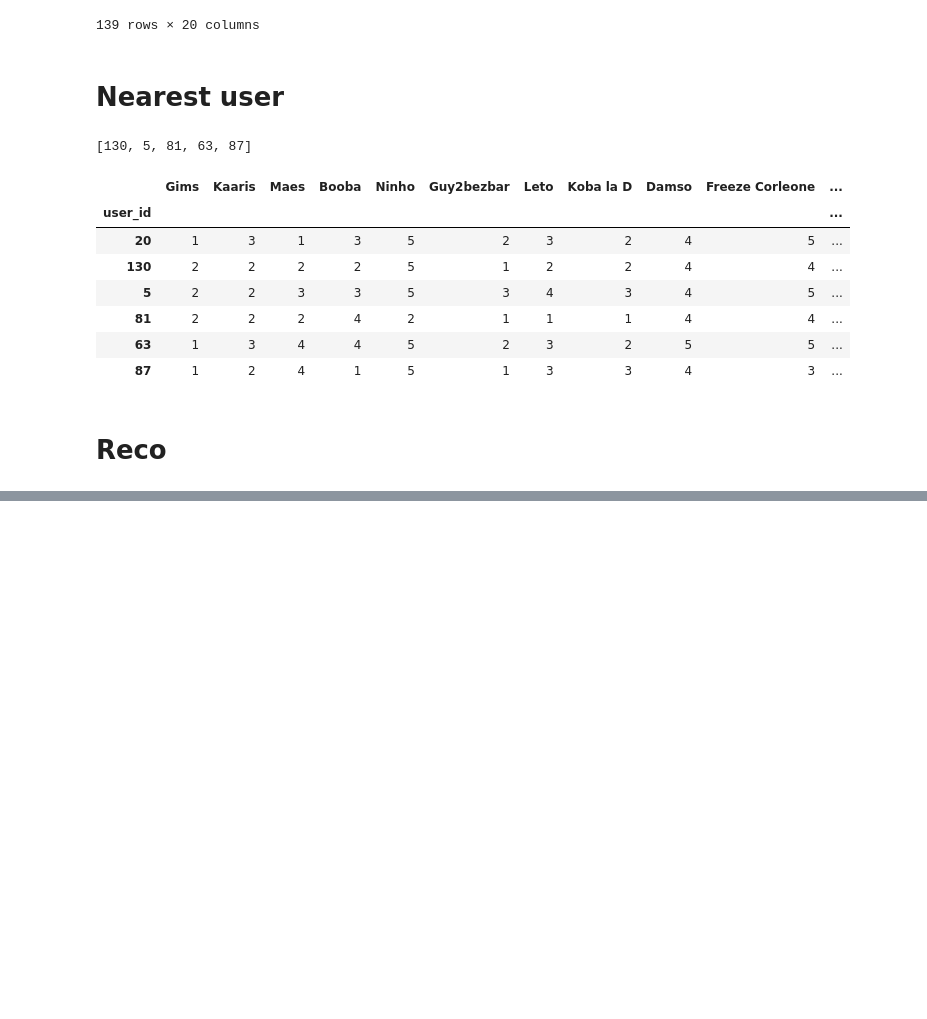
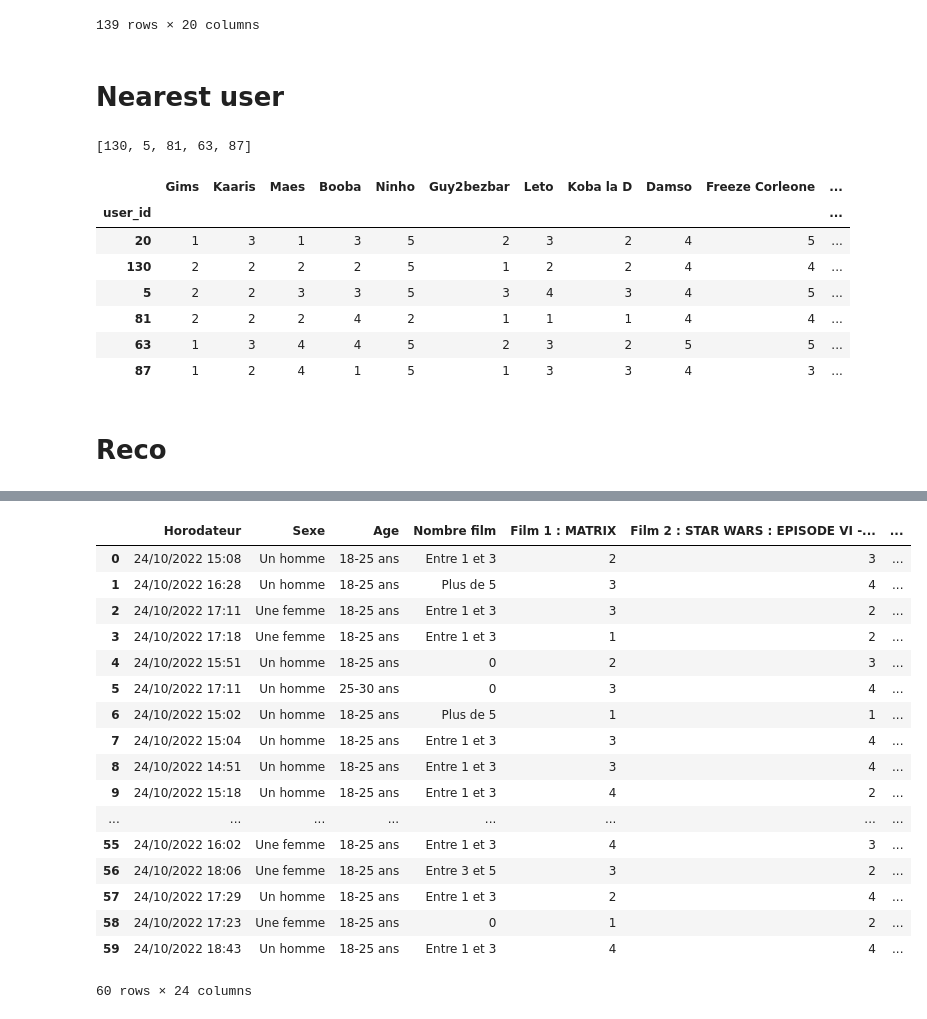
Before and after one commit to BAAAARRE/reco_rappeur_fr, a Jupyter notebook: python.ipynb, the cells around one changed output, grey strips where cells are left out. Saved outputs shown, nothing was run; the diff lists cells and outputs as text; code cells hidden in the pictures; blank space fills up the shorter version.

```diff
--- a/python.ipynb
+++ b/python.ipynb
@@ -152,0 +105,21 @@ df[['favorite_artist', 'reco']]
+# %%
+pd.read_csv('bdd_gaspard_lili.csv', encoding = "latin", sep=';')
+# %% [output]
+|  | Horodateur | Sexe | Age | Nombre film | Film 1 : MATRIX | Film 2 : STAR WARS : EPISODE VI -... | ... |
+| 0 | 24/10/2022 15:08 | Un homme | 18-25 ans | Entre 1 et 3 | 2 | 3 | ... |
+| 1 | 24/10/2022 16:28 | Un homme | 18-25 ans | Plus de 5 | 3 | 4 | ... |
+| 2 | 24/10/2022 17:11 | Une femme | 18-25 ans | Entre 1 et 3 | 3 | 2 | ... |
+| 3 | 24/10/2022 17:18 | Une femme | 18-25 ans | Entre 1 et 3 | 1 | 2 | ... |
+| 4 | 24/10/2022 15:51 | Un homme | 18-25 ans | 0 | 2 | 3 | ... |
+| 5 | 24/10/2022 17:11 | Un homme | 25-30 ans | 0 | 3 | 4 | ... |
+| 6 | 24/10/2022 15:02 | Un homme | 18-25 ans | Plus de 5 | 1 | 1 | ... |
+| 7 | 24/10/2022 15:04 | Un homme | 18-25 ans | Entre 1 et 3 | 3 | 4 | ... |
+| 8 | 24/10/2022 14:51 | Un homme | 18-25 ans | Entre 1 et 3 | 3 | 4 | ... |
+| 9 | 24/10/2022 15:18 | Un homme | 18-25 ans | Entre 1 et 3 | 4 | 2 | ... |
+| ... | ... | ... | ... | ... | ... | ... | ... |
+| 55 | 24/10/2022 16:02 | Une femme | 18-25 ans | Entre 1 et 3 | 4 | 3 | ... |
+| 56 | 24/10/2022 18:06 | Une femme | 18-25 ans | Entre 3 et 5 | 3 | 2 | ... |
+| 57 | 24/10/2022 17:29 | Un homme | 18-25 ans | Entre 1 et 3 | 2 | 4 | ... |
+| 58 | 24/10/2022 17:23 | Une femme | 18-25 ans | 0 | 1 | 2 | ... |
+| 59 | 24/10/2022 18:43 | Un homme | 18-25 ans | Entre 1 et 3 | 4 | 4 | ... |
+60 rows × 24 columns
```
Also changed, not shown: parts of 6 cells of this notebook.
